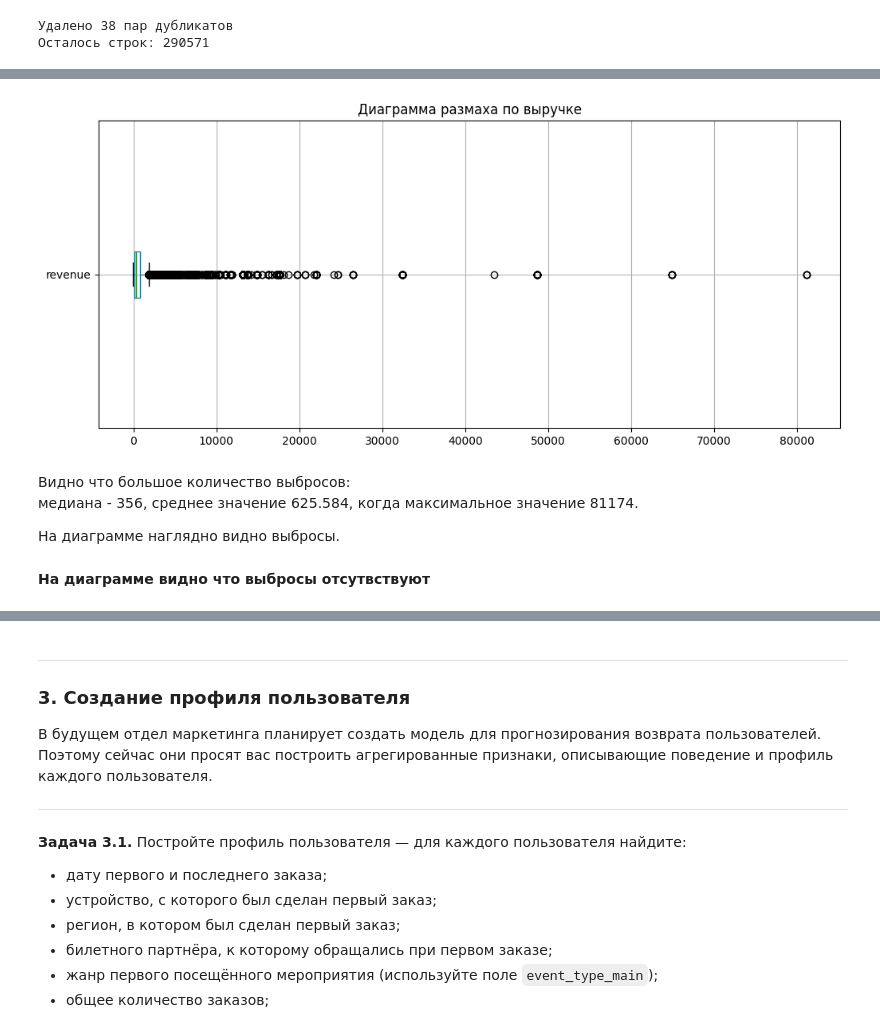
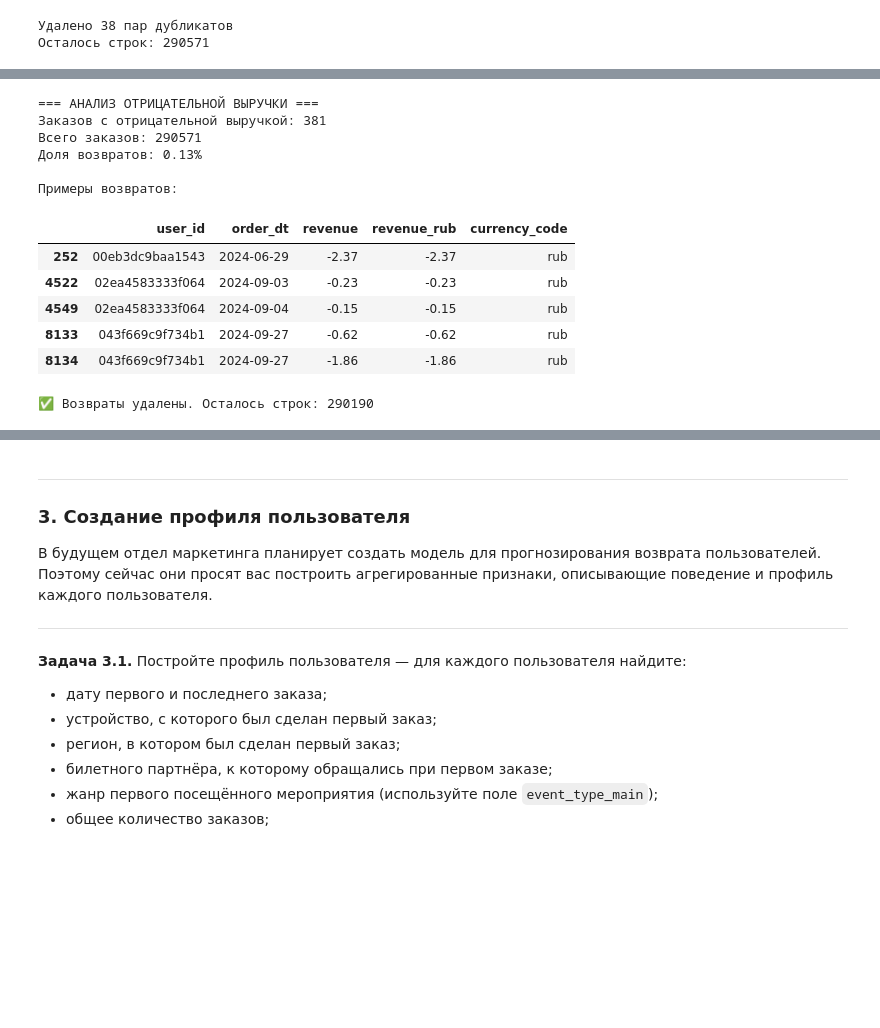
Before and after one commit to goskom030-git/yandex-afisha-analysis, a Jupyter notebook: b689e788-5b12-464d-9438-af0736e3047d.ipynb, the cells around one changed output, grey strips where cells are left out. Saved outputs shown, nothing was run; the diff lists cells and outputs as text; code cells hidden in the pictures; blank space fills up the shorter version.

```diff
--- a/b689e788-5b12-464d-9438-af0736e3047d.ipynb
+++ b/b689e788-5b12-464d-9438-af0736e3047d.ipynb
@@ -584,14 +558,34 @@ Name: revenue, dtype: float64
-# %%
-plt.figure(figsize=(12,5))
-df.boxplot(column='revenue', vert=False, grid=True, figsize=(12,6))
-plt.title('Диаграмма размаха по выручке')
-plt.show()
-# %% [output]
-[figure, removed]
-# %% [markdown]
-Видно что большое количество выбросов:
-медиана - 356, среднее значение 625.584, когда максимальное значение 81174.
-
-На диаграмме наглядно видно выбросы.
-# %% [markdown]
-**На диаграмме видно что выбросы отсутвствуют**
+# %%
+print("=== АНАЛИЗ ОТРИЦАТЕЛЬНОЙ ВЫРУЧКИ ===")
+
+
+negative_revenue = df[df['revenue_rub'] < 0]
+negative_count = len(negative_revenue)
+total_count = len(df)
+
+print(f"Заказов с отрицательной выручкой: {negative_count}")
+print(f"Всего заказов: {total_count}")
+print(f"Доля возвратов: {negative_count / total_count * 100:.2f}%")
+
+
+if negative_count > 0:
+    print("\nПримеры возвратов:")
+    display(negative_revenue[['user_id', 'order_dt', 'revenue', 'revenue_rub', 'currency_code']].head(5))
+
+
+df = df[df['revenue_rub'] >= 0]
+print(f"\n✅ Возвраты удалены. Осталось строк: {len(df)}")
+# %% [output]
+=== АНАЛИЗ ОТРИЦАТЕЛЬНОЙ ВЫРУЧКИ ===
+Заказов с отрицательной выручкой: 381
+Всего заказов: 290571
+Доля возвратов: 0.13%
+
+Примеры возвратов:
+|  | user_id | order_dt | revenue | revenue_rub | currency_code |
+| 252 | 00eb3dc9baa1543 | 2024-06-29 | -2.37 | -2.37 | rub |
+| 4522 | 02ea4583333f064 | 2024-09-03 | -0.23 | -0.23 | rub |
+| 4549 | 02ea4583333f064 | 2024-09-04 | -0.15 | -0.15 | rub |
+| 8133 | 043f669c9f734b1 | 2024-09-27 | -0.62 | -0.62 | rub |
+| 8134 | 043f669c9f734b1 | 2024-09-27 | -1.86 | -1.86 | rub |
+✅ Возвраты удалены. Осталось строк: 290190
```
Also changed, not shown: parts of 34 cells of this notebook.
